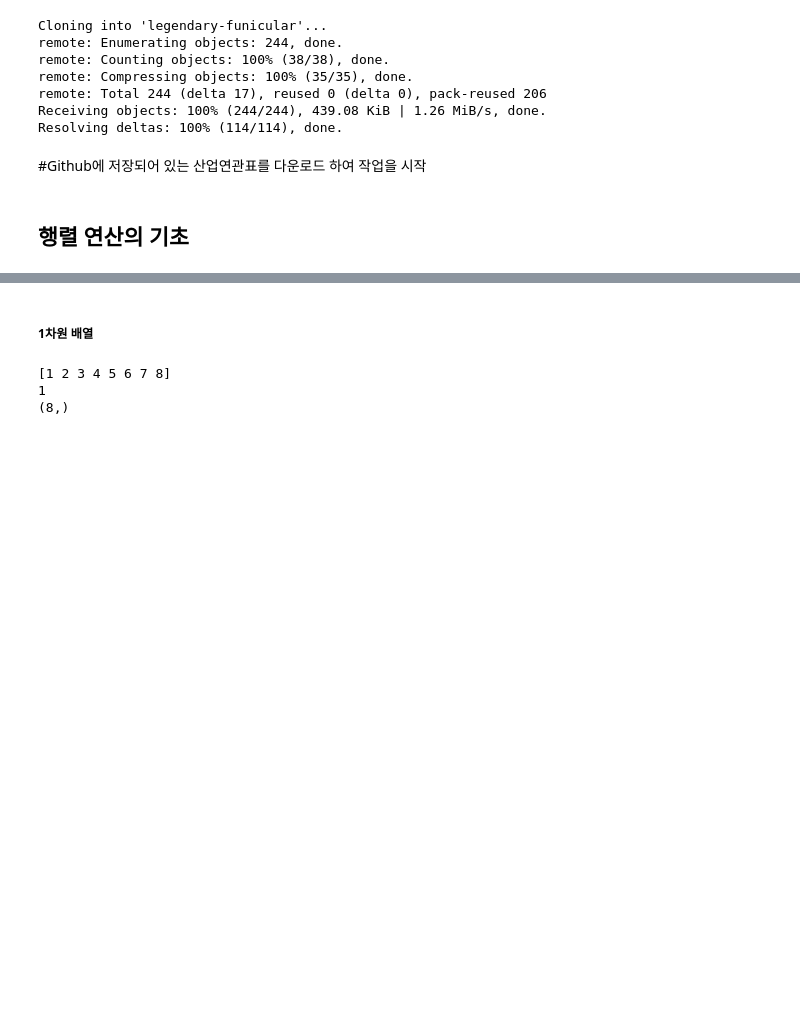
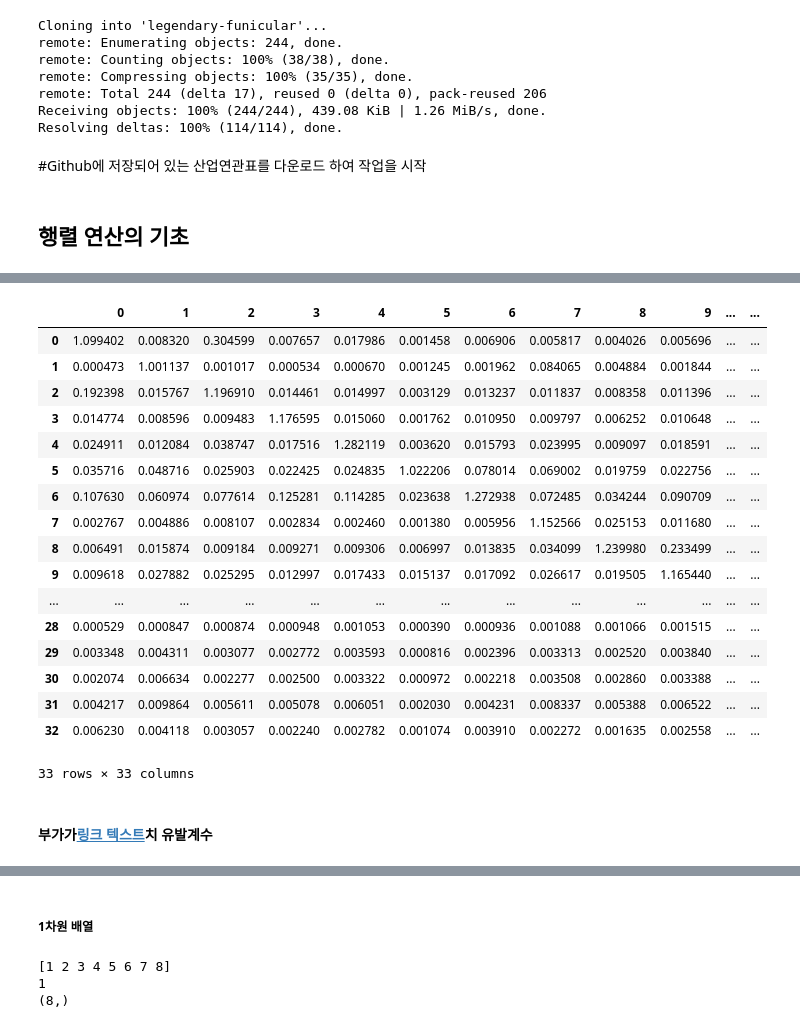
Before and after one commit to Tom-Jung/Second_IO, a Jupyter notebook: Matrix_basic.ipynb, the cells around one changed output, grey strips where cells are left out. Cells and saved outputs as stored; diff of their text form; code cells hidden in the pictures; blank space fills up the shorter version.

```diff
--- a/Matrix_basic.ipynb
+++ b/Matrix_basic.ipynb
@@ -19,0 +481,2 @@ import pandas as pd
+# %%
+ct_m = np.tile(ct, reps=[33,1])
@@ -19,0 +497,2 @@ import pandas as pd
+# %%
+Ad = Dm_1[0:33,0:33]/ct_m
@@ -19,0 +515,27 @@ import pandas as pd
+# %%
+Lf = np.linalg.inv(np.identity(33)-Ad)
+# %%
+df_Lf = pd.DataFrame(Lf)
+# %%
+df_Lf
+# %% [output]
+|  | 0 | 1 | 2 | 3 | 4 | 5 | 6 | 7 | 8 | 9 | ... | ... |
+| 0 | 1.099402 | 0.008320 | 0.304599 | 0.007657 | 0.017986 | 0.001458 | 0.006906 | 0.005817 | 0.004026 | 0.005696 | ... | ... |
+| 1 | 0.000473 | 1.001137 | 0.001017 | 0.000534 | 0.000670 | 0.001245 | 0.001962 | 0.084065 | 0.004884 | 0.001844 | ... | ... |
+| 2 | 0.192398 | 0.015767 | 1.196910 | 0.014461 | 0.014997 | 0.003129 | 0.013237 | 0.011837 | 0.008358 | 0.011396 | ... | ... |
+| 3 | 0.014774 | 0.008596 | 0.009483 | 1.176595 | 0.015060 | 0.001762 | 0.010950 | 0.009797 | 0.006252 | 0.010648 | ... | ... |
+| 4 | 0.024911 | 0.012084 | 0.038747 | 0.017516 | 1.282119 | 0.003620 | 0.015793 | 0.023995 | 0.009097 | 0.018591 | ... | ... |
+| 5 | 0.035716 | 0.048716 | 0.025903 | 0.022425 | 0.024835 | 1.022206 | 0.078014 | 0.069002 | 0.019759 | 0.022756 | ... | ... |
+| 6 | 0.107630 | 0.060974 | 0.077614 | 0.125281 | 0.114285 | 0.023638 | 1.272938 | 0.072485 | 0.034244 | 0.090709 | ... | ... |
+| 7 | 0.002767 | 0.004886 | 0.008107 | 0.002834 | 0.002460 | 0.001380 | 0.005956 | 1.152566 | 0.025153 | 0.011680 | ... | ... |
+| 8 | 0.006491 | 0.015874 | 0.009184 | 0.009271 | 0.009306 | 0.006997 | 0.013835 | 0.034099 | 1.239980 | 0.233499 | ... | ... |
+| 9 | 0.009618 | 0.027882 | 0.025295 | 0.012997 | 0.017433 | 0.015137 | 0.017092 | 0.026617 | 0.019505 | 1.165440 | ... | ... |
+| ... | ... | ... | ... | ... | ... | ... | ... | ... | ... | ... | ... | ... |
+| 28 | 0.000529 | 0.000847 | 0.000874 | 0.000948 | 0.001053 | 0.000390 | 0.000936 | 0.001088 | 0.001066 | 0.001515 | ... | ... |
+| 29 | 0.003348 | 0.004311 | 0.003077 | 0.002772 | 0.003593 | 0.000816 | 0.002396 | 0.003313 | 0.002520 | 0.003840 | ... | ... |
+| 30 | 0.002074 | 0.006634 | 0.002277 | 0.002500 | 0.003322 | 0.000972 | 0.002218 | 0.003508 | 0.002860 | 0.003388 | ... | ... |
+| 31 | 0.004217 | 0.009864 | 0.005611 | 0.005078 | 0.006051 | 0.002030 | 0.004231 | 0.008337 | 0.005388 | 0.006522 | ... | ... |
+| 32 | 0.006230 | 0.004118 | 0.003057 | 0.002240 | 0.002782 | 0.001074 | 0.003910 | 0.002272 | 0.001635 | 0.002558 | ... | ... |
+33 rows × 33 columns
+# %% [markdown]
+#### 부가가[링크 텍스트](https://)치 유발계수
```
Also changed, not shown: parts of 178 cells of this notebook.
